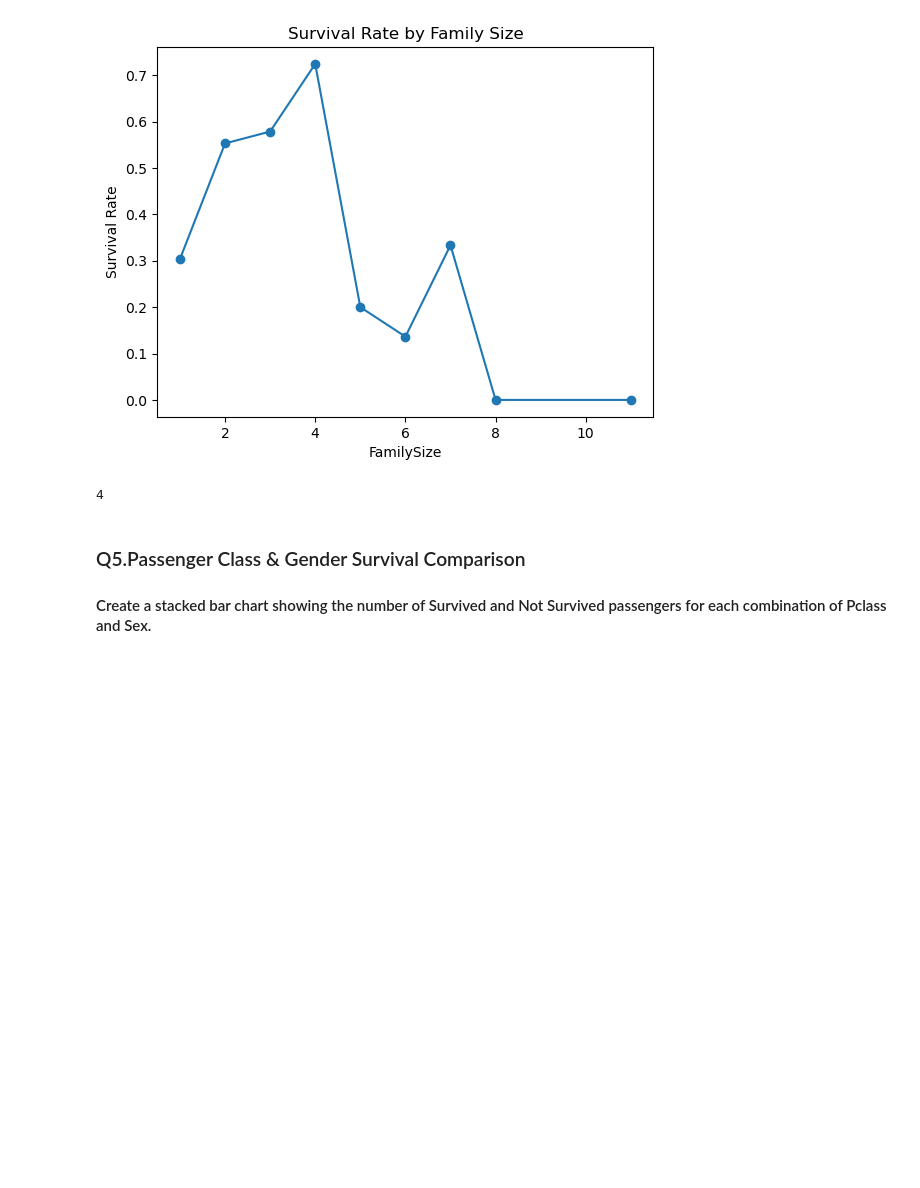
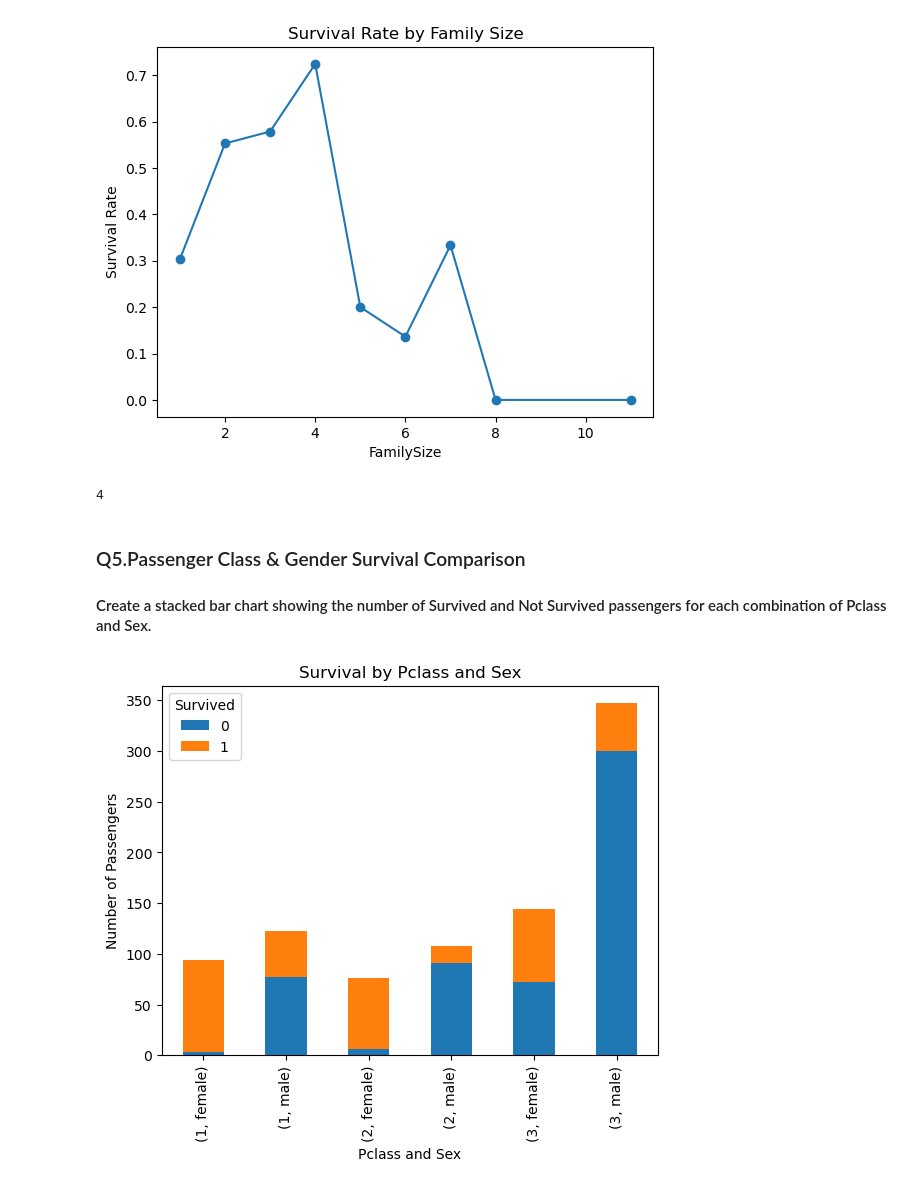
Before and after one commit to kanwalabid93/Data-Analytics-, a Jupyter notebook: Assignment12.ipynb, the cells around one changed output. Drawn from its saved outputs; the diff is of its cells as text; code cells hidden in the pictures; blank space fills up the shorter version.

```diff
--- a/Assignment12.ipynb
+++ b/Assignment12.ipynb
@@ -120,3 +120,11 @@ print(df.groupby("FamilySize")["Survived"].mean().idxmax())
 # %% [markdown]
 ### Q5.Passenger Class & Gender Survival Comparison
 #### Create a stacked bar chart showing the number of Survived and Not Survived passengers for each combination of Pclass and Sex.
+# %%
+pd.crosstab([df.Pclass, df.Sex], df.Survived).plot(kind="bar", stacked=True)
+plt.title("Survival by Pclass and Sex")
+plt.xlabel("Pclass and Sex")
+plt.ylabel("Number of Passengers")
+plt.show()
+# %% [output]
+[figure, added]
```
Also changed, not shown: 2 other files.
